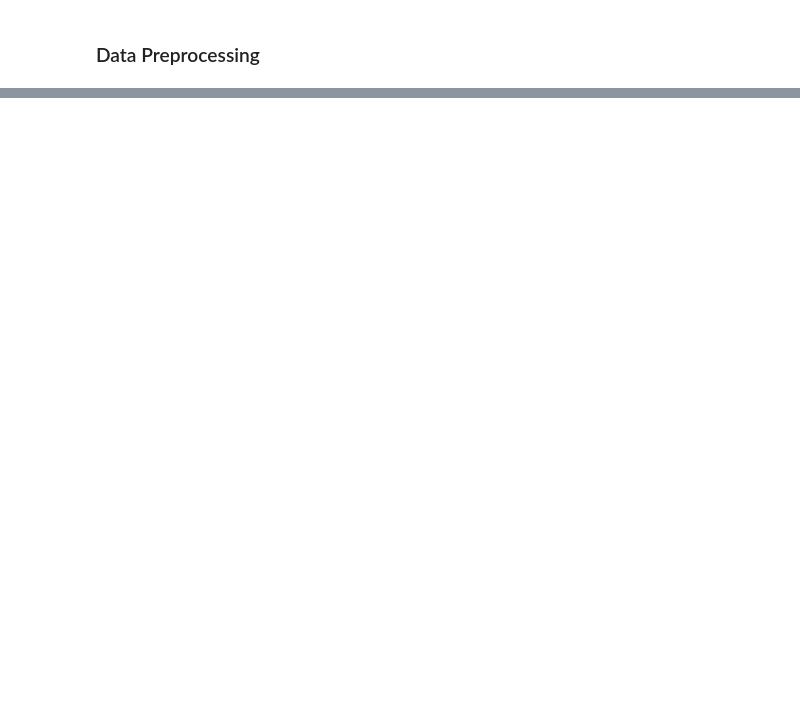
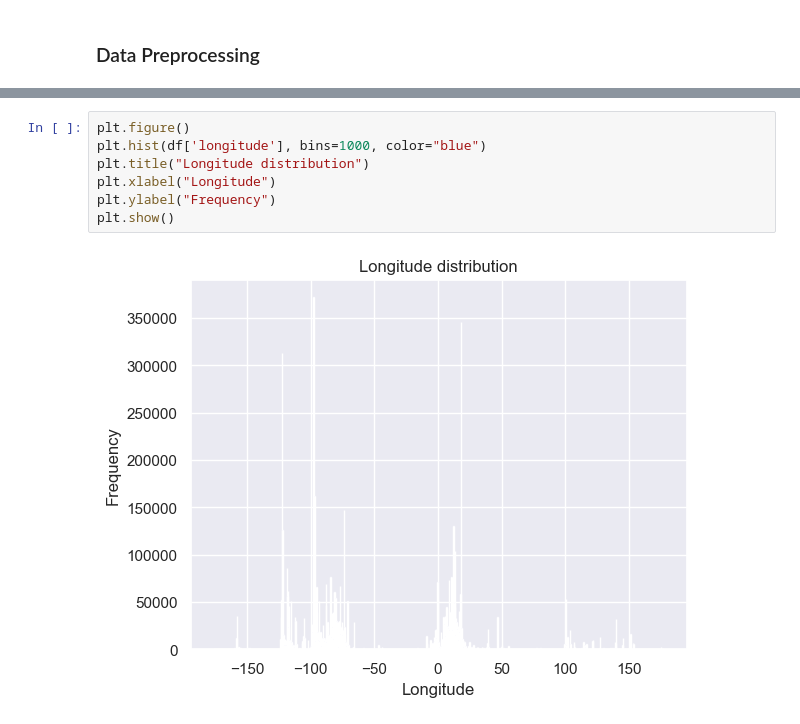
Before and after one commit to RusnacAM/Data-Mining, a Jupyter notebook: Goals Steps.ipynb, the cells around one changed output, grey strips where cells are left out. Drawn from its saved outputs; the diff is of its cells as text; blank space fills up the shorter version.

```diff
--- a/Goals Steps.ipynb
+++ b/Goals Steps.ipynb
@@ -45,2 +105,11 @@ Text(0, 0.5, 'Latitude')
+# %%
+plt.figure()
+plt.hist(df['longitude'], bins=1000, color="blue")
+plt.title("Longitude distribution")
+plt.xlabel("Longitude")
+plt.ylabel("Frequency")
+plt.show()
+# %% [output]
+[figure, added]
 # %%
 #Removing outliers
```
Also changed, not shown: parts of 10 cells of this notebook, 3 other files.
